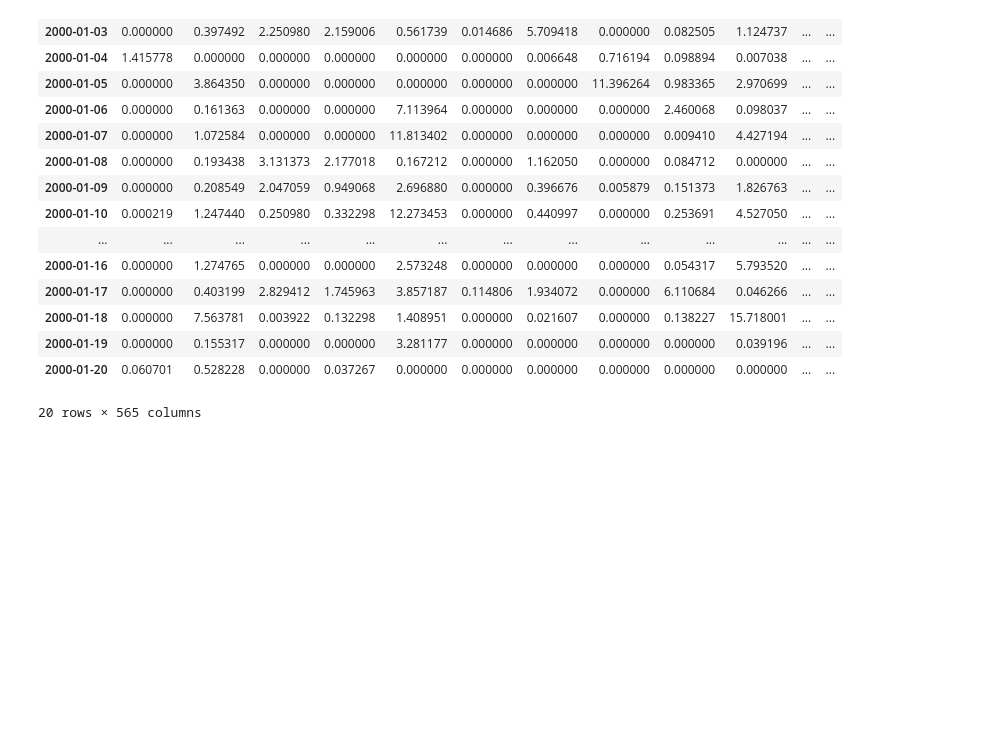
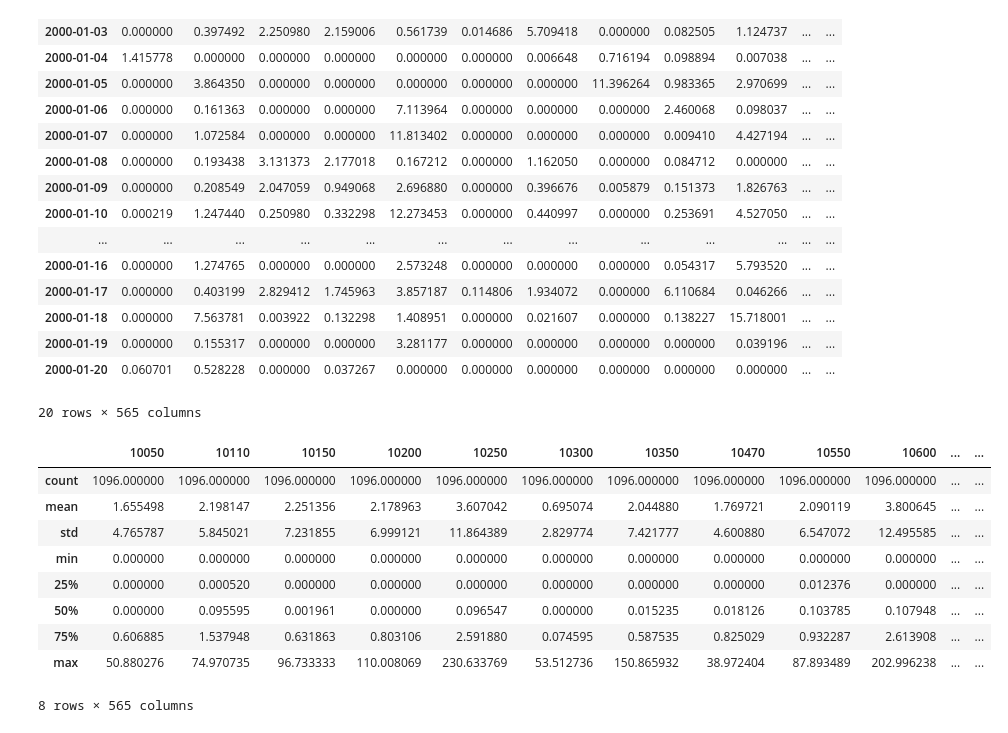
Before and after one commit to peterataylor/climate-utils, a Jupyter notebook: doc/examples/ZonalStatsNetCDF.ipynb, the cells around one changed output. Saved outputs shown, nothing was run; the diff lists cells and outputs as text; code cells hidden in the pictures; blank space fills up the shorter version.

```diff
--- a/doc/examples/ZonalStatsNetCDF.ipynb
+++ b/doc/examples/ZonalStatsNetCDF.ipynb
@@ -176,3 +185,16 @@ rainfall[:20]
 | 2000-01-19 | 0.000000 | 0.155317 | 0.000000 | 0.000000 | 3.281177 | 0.000000 | 0.000000 | 0.000000 | 0.000000 | 0.039196 | ... | ... |
 | 2000-01-20 | 0.060701 | 0.528228 | 0.000000 | 0.037267 | 0.000000 | 0.000000 | 0.000000 | 0.000000 | 0.000000 | 0.000000 | ... | ... |
 20 rows × 565 columns
+# %%
+rainfall.describe()
+# %% [output]
+|  | 10050 | 10110 | 10150 | 10200 | 10250 | 10300 | 10350 | 10470 | 10550 | 10600 | ... | ... |
+| count | 1096.000000 | 1096.000000 | 1096.000000 | 1096.000000 | 1096.000000 | 1096.000000 | 1096.000000 | 1096.000000 | 1096.000000 | 1096.000000 | ... | ... |
+| mean | 1.655498 | 2.198147 | 2.251356 | 2.178963 | 3.607042 | 0.695074 | 2.044880 | 1.769721 | 2.090119 | 3.800645 | ... | ... |
+| std | 4.765787 | 5.845021 | 7.231855 | 6.999121 | 11.864389 | 2.829774 | 7.421777 | 4.600880 | 6.547072 | 12.495585 | ... | ... |
+| min | 0.000000 | 0.000000 | 0.000000 | 0.000000 | 0.000000 | 0.000000 | 0.000000 | 0.000000 | 0.000000 | 0.000000 | ... | ... |
+| 25% | 0.000000 | 0.000520 | 0.000000 | 0.000000 | 0.000000 | 0.000000 | 0.000000 | 0.000000 | 0.012376 | 0.000000 | ... | ... |
+| 50% | 0.000000 | 0.095595 | 0.001961 | 0.000000 | 0.096547 | 0.000000 | 0.015235 | 0.018126 | 0.103785 | 0.107948 | ... | ... |
+| 75% | 0.606885 | 1.537948 | 0.631863 | 0.803106 | 2.591880 | 0.074595 | 0.587535 | 0.825029 | 0.932287 | 2.613908 | ... | ... |
+| max | 50.880276 | 74.970735 | 96.733333 | 110.008069 | 230.633769 | 53.512736 | 150.865932 | 38.972404 | 87.893489 | 202.996238 | ... | ... |
+8 rows × 565 columns
```
Also changed, not shown: parts of 5 cells of this notebook.
